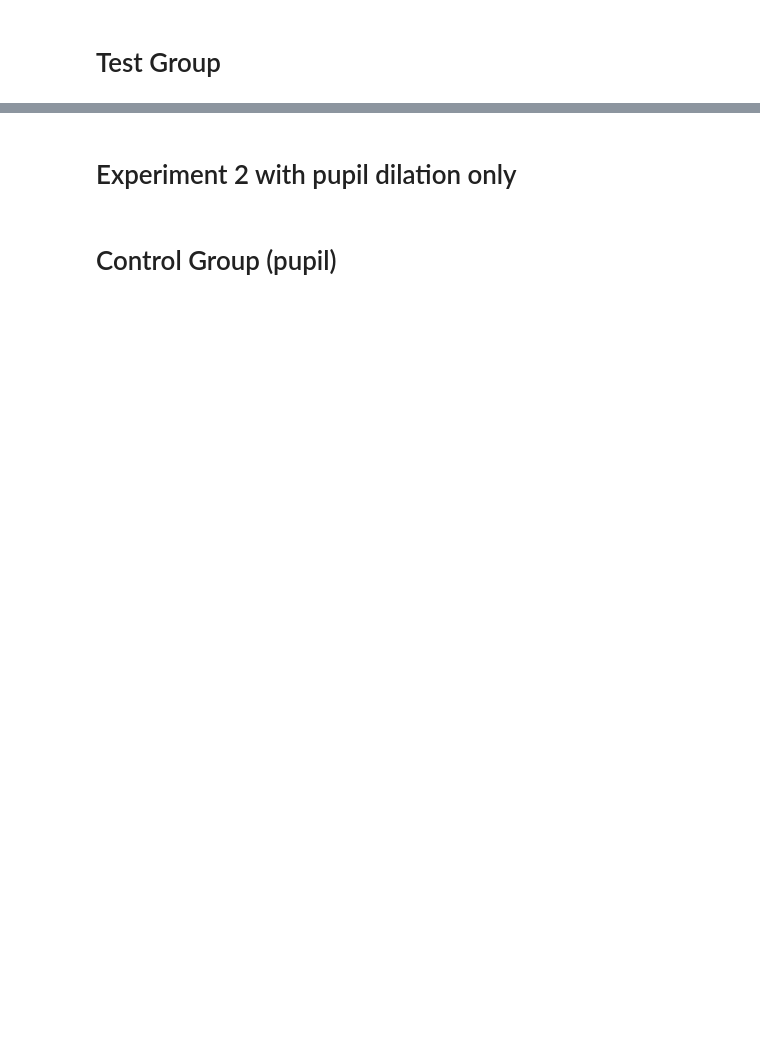
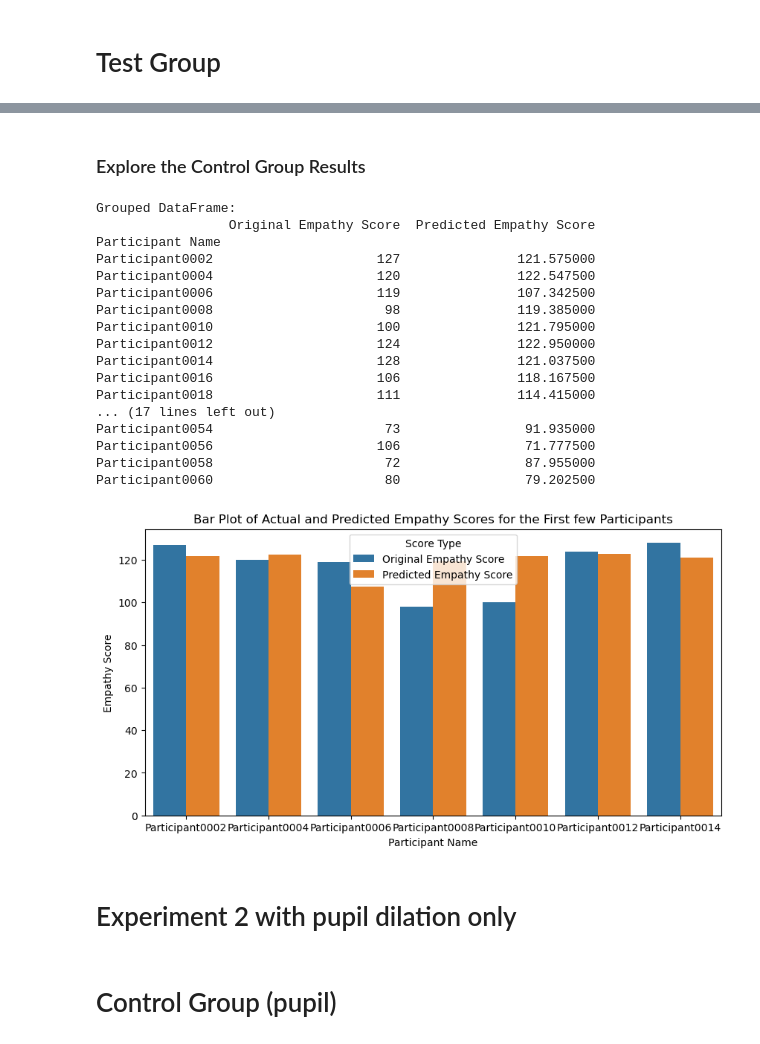
Before and after one commit to ahmedriaz4243/Empathy-Focused-Recruitment-Eye-Tracking, a Jupyter notebook: EyeT4Empathy-Dataset-analysis.ipynb, the cells around one changed output, grey strips where cells are left out. Cells and saved outputs as stored; diff of their text form; code cells hidden in the pictures; blank space fills up the shorter version.

```diff
--- a/EyeT4Empathy-Dataset-analysis.ipynb
+++ b/EyeT4Empathy-Dataset-analysis.ipynb
@@ -571,3 +540,26 @@ Participant0060                      80                  78.4300
+# %% [markdown]
+### Explore the Control Group Results
+# %%
+display_final_empathy_score(results_control)
+# %% [output]
+Grouped DataFrame:
+                 Original Empathy Score  Predicted Empathy Score
+Participant Name
+Participant0002                     127               121.575000
+Participant0004                     120               122.547500
+Participant0006                     119               107.342500
+Participant0008                      98               119.385000
+Participant0010                     100               121.795000
+Participant0012                     124               122.950000
+Participant0014                     128               121.037500
+Participant0016                     106               118.167500
+Participant0018                     111               114.415000
+... (17 lines left out)
+Participant0054                      73                91.935000
+Participant0056                     106                71.777500
+Participant0058                      72                87.955000
+Participant0060                      80                79.202500
+[figure, added]
 # %% [markdown]
 # Experiment 2 with pupil dilation only
 # %% [markdown]
```
Also changed, not shown: parts of 84 cells of this notebook.
